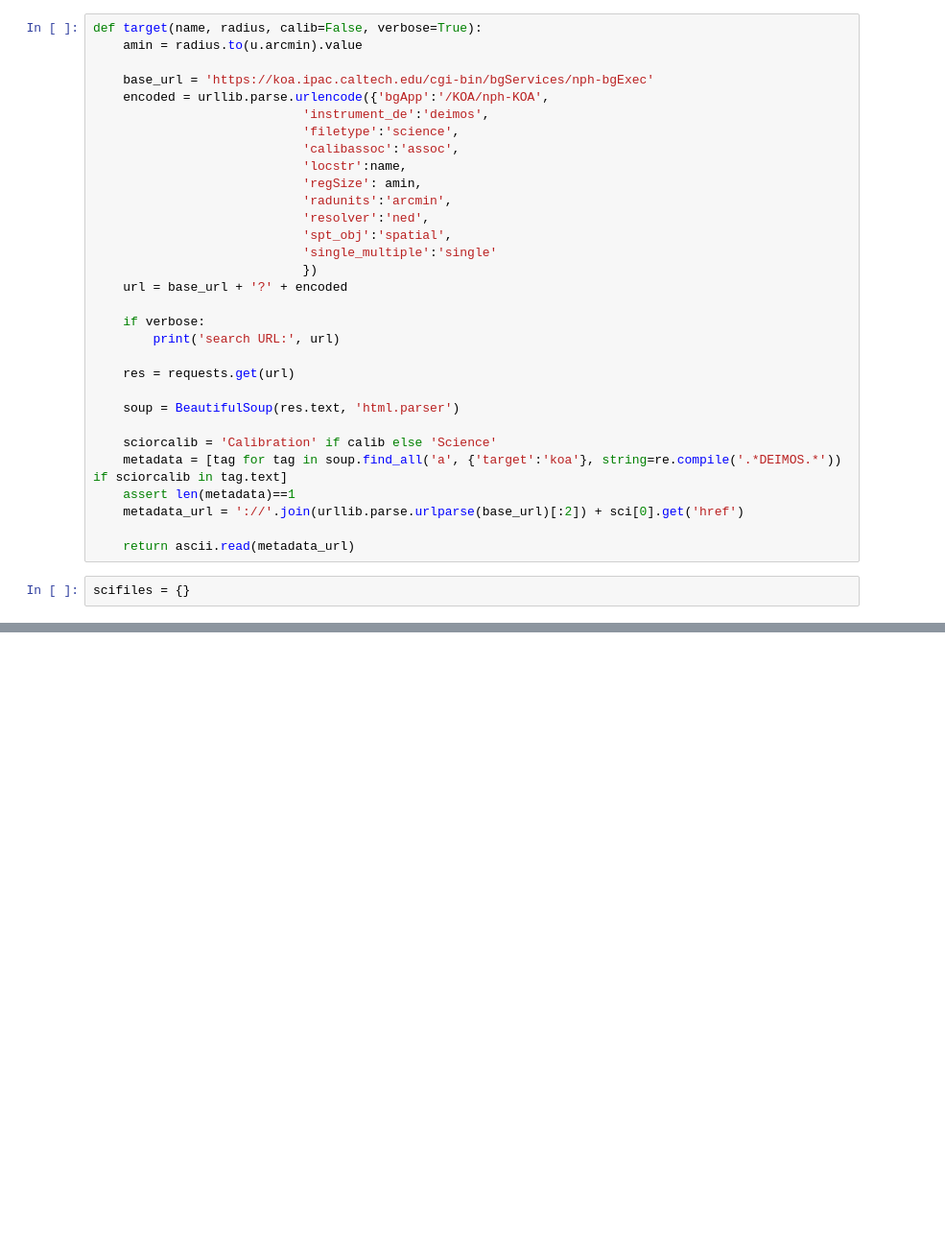
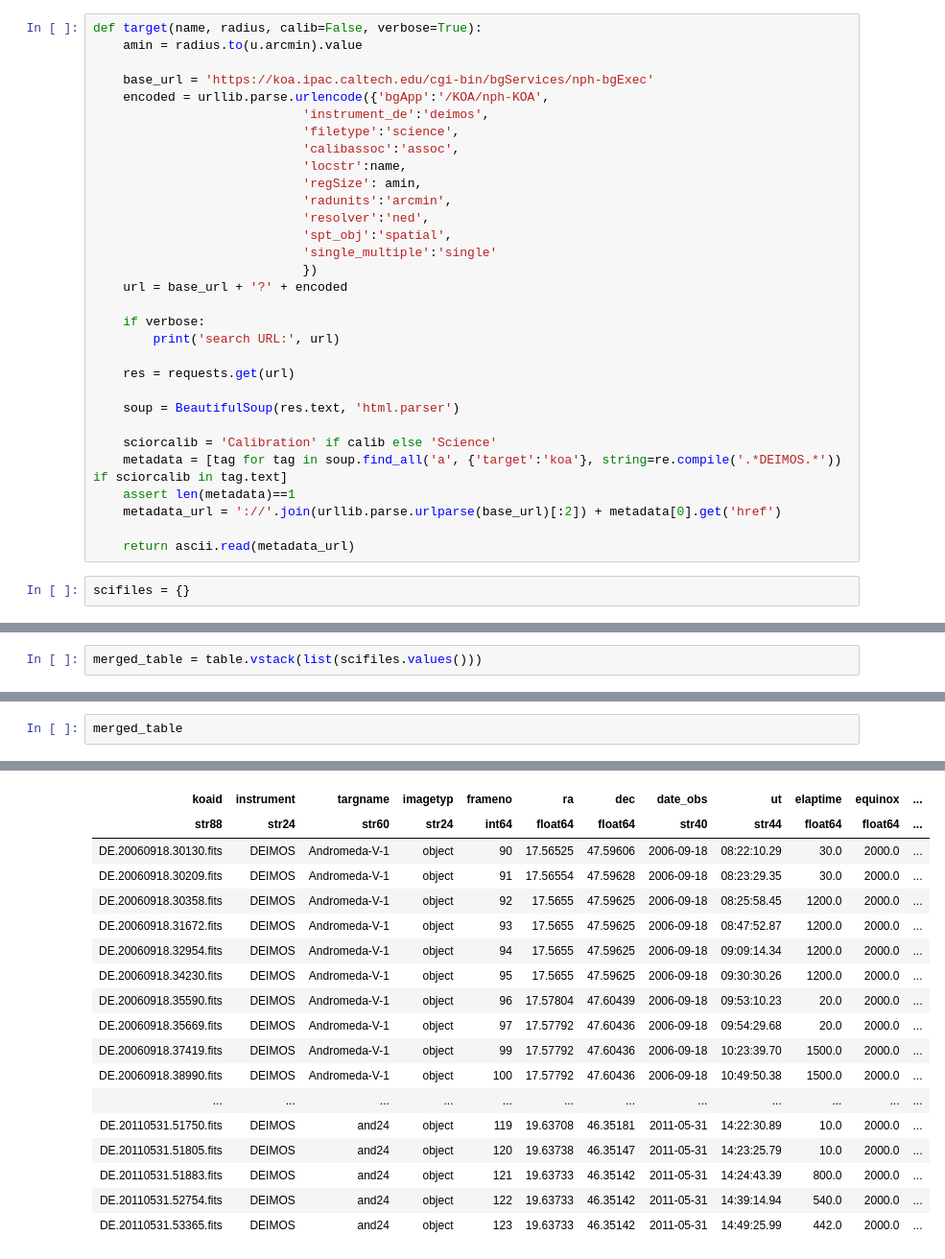
Before and after one commit to eteq/KOA_anddwarfs, a Jupyter notebook: KOA querying.ipynb, the cells around one changed output, grey strips where cells are left out. Shown: that part at 96% size. Cells and saved outputs as stored; diff of their text form; blank space fills up the shorter version.

```diff
--- a/KOA querying.ipynb
+++ b/KOA querying.ipynb
@@ -109,7 +112,7 @@ def target(name, radius, calib=False, verbose=True):
     sciorcalib = 'Calibration' if calib else 'Science'
     metadata = [tag for tag in soup.find_all('a', {'target':'koa'}, string=re.compile('.*DEIMOS.*')) if sciorcalib in tag.text]
     assert len(metadata)==1
-    metadata_url = '://'.join(urllib.parse.urlparse(base_url)[:2]) + sci[0].get('href')
+    metadata_url = '://'.join(urllib.parse.urlparse(base_url)[:2]) + metadata[0].get('href')
 
     return ascii.read(metadata_url)
 # %%
@@ -135,0 +172,2 @@ for nm, tab in scifiles.items():
+# %%
+merged_table = table.vstack(list(scifiles.values()))
@@ -135,0 +194,3 @@ for nm, tab in scifiles.items():
+# %%
+merged_table
+# %% [output]
@@ -135,0 +198,18 @@ for nm, tab in scifiles.items():
+| koaid | instrument | targname | imagetyp | frameno | ra | dec | date_obs | ut | elaptime | equinox | ... |
+| str88 | str24 | str60 | str24 | int64 | float64 | float64 | str40 | str44 | float64 | float64 | ... |
+| DE.20060918.30130.fits | DEIMOS | Andromeda-V-1 | object | 90 | 17.56525 | 47.59606 | 2006-09-18 | 08:22:10.29 | 30.0 | 2000.0 | ... |
+| DE.20060918.30209.fits | DEIMOS | Andromeda-V-1 | object | 91 | 17.56554 | 47.59628 | 2006-09-18 | 08:23:29.35 | 30.0 | 2000.0 | ... |
+| DE.20060918.30358.fits | DEIMOS | Andromeda-V-1 | object | 92 | 17.5655 | 47.59625 | 2006-09-18 | 08:25:58.45 | 1200.0 | 2000.0 | ... |
+| DE.20060918.31672.fits | DEIMOS | Andromeda-V-1 | object | 93 | 17.5655 | 47.59625 | 2006-09-18 | 08:47:52.87 | 1200.0 | 2000.0 | ... |
+| DE.20060918.32954.fits | DEIMOS | Andromeda-V-1 | object | 94 | 17.5655 | 47.59625 | 2006-09-18 | 09:09:14.34 | 1200.0 | 2000.0 | ... |
+| DE.20060918.34230.fits | DEIMOS | Andromeda-V-1 | object | 95 | 17.5655 | 47.59625 | 2006-09-18 | 09:30:30.26 | 1200.0 | 2000.0 | ... |
+| DE.20060918.35590.fits | DEIMOS | Andromeda-V-1 | object | 96 | 17.57804 | 47.60439 | 2006-09-18 | 09:53:10.23 | 20.0 | 2000.0 | ... |
+| DE.20060918.35669.fits | DEIMOS | Andromeda-V-1 | object | 97 | 17.57792 | 47.60436 | 2006-09-18 | 09:54:29.68 | 20.0 | 2000.0 | ... |
+| DE.20060918.37419.fits | DEIMOS | Andromeda-V-1 | object | 99 | 17.57792 | 47.60436 | 2006-09-18 | 10:23:39.70 | 1500.0 | 2000.0 | ... |
+| DE.20060918.38990.fits | DEIMOS | Andromeda-V-1 | object | 100 | 17.57792 | 47.60436 | 2006-09-18 | 10:49:50.38 | 1500.0 | 2000.0 | ... |
+| ... | ... | ... | ... | ... | ... | ... | ... | ... | ... | ... | ... |
+| DE.20110531.51750.fits | DEIMOS | and24 | object | 119 | 19.63708 | 46.35181 | 2011-05-31 | 14:22:30.89 | 10.0 | 2000.0 | ... |
+| DE.20110531.51805.fits | DEIMOS | and24 | object | 120 | 19.63738 | 46.35147 | 2011-05-31 | 14:23:25.79 | 10.0 | 2000.0 | ... |
+| DE.20110531.51883.fits | DEIMOS | and24 | object | 121 | 19.63733 | 46.35142 | 2011-05-31 | 14:24:43.39 | 800.0 | 2000.0 | ... |
+| DE.20110531.52754.fits | DEIMOS | and24 | object | 122 | 19.63733 | 46.35142 | 2011-05-31 | 14:39:14.94 | 540.0 | 2000.0 | ... |
+| DE.20110531.53365.fits | DEIMOS | and24 | object | 123 | 19.63733 | 46.35142 | 2011-05-31 | 14:49:25.99 | 442.0 | 2000.0 | ... |
```
Also changed, not shown: parts of 8 cells of this notebook.
